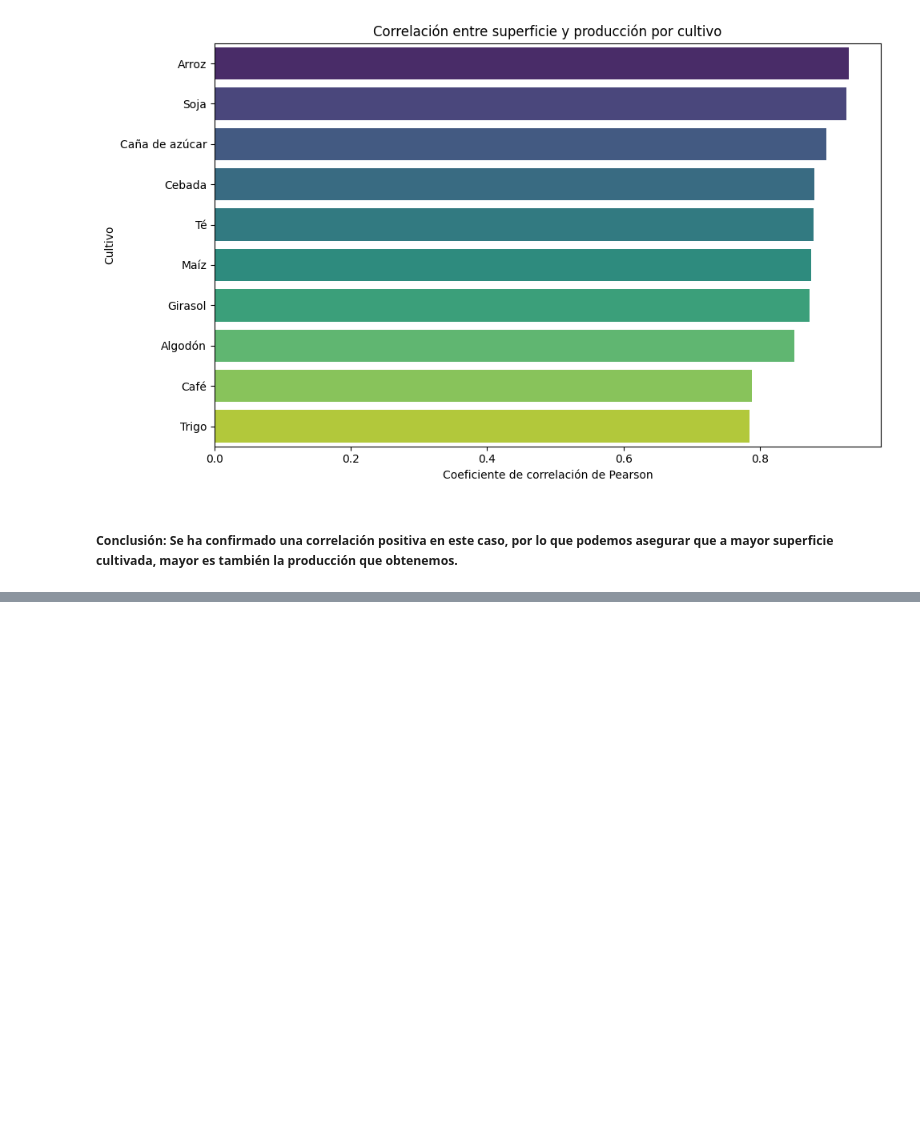
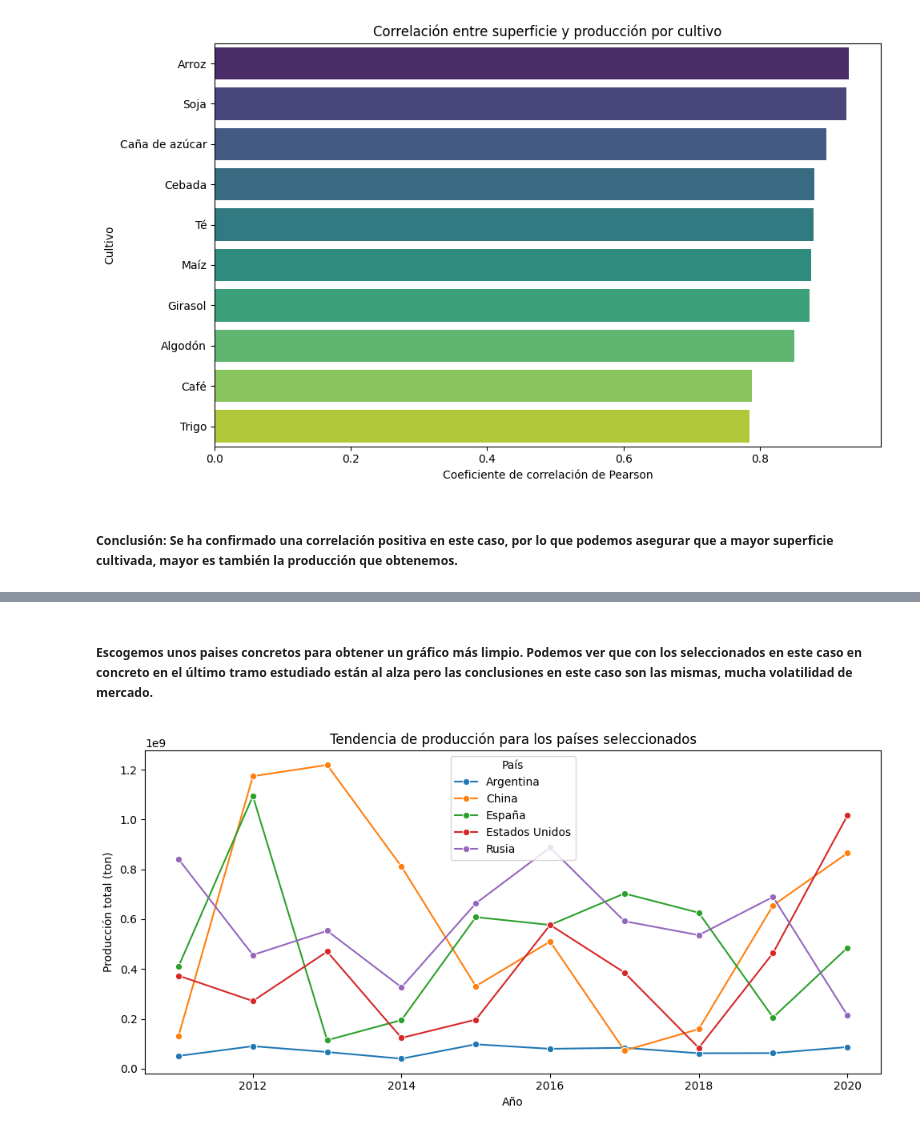
Before and after one commit to AitorBarrera/SBD_Trabajo_Final, a Jupyter notebook: Codigo.ipynb, the cells around one changed output, grey strips where cells are left out. Cells and saved outputs as stored; diff of their text form; code cells hidden in the pictures; blank space fills up the shorter version.

```diff
--- a/Codigo.ipynb
+++ b/Codigo.ipynb
@@ -317,0 +360,22 @@ plt.show()
+# %% [markdown]
+##### Escogemos unos paises concretos para obtener un gráfico más limpio. Podemos ver que con los seleccionados en este caso en concreto en el último tramo estudiado están al alza pero las conclusiones en este caso son las mismas, mucha volatilidad de mercado.
+# %%
+paises_seleccionados = ['China', 'Estados Unidos', 'Rusia', 'Argentina', 'España']
+produccion_pais_filtrado = produccion_pais[produccion_pais['pais'].isin(paises_seleccionados)]
+
+plt.figure(figsize=(10, 5))
+sns.lineplot(
+    data=produccion_pais_filtrado,
+    x='anio',
+    y='produccion_ton',
+    hue='pais',
+    marker='o'
+)
+plt.title('Tendencia de producción para los países seleccionados')
+plt.xlabel('Año')
+plt.ylabel('Producción total (ton)')
+plt.legend(title='País')
+plt.tight_layout()
+plt.show()
+# %% [output]
+[figure, added]
```
Also changed, not shown: parts of 69 cells of this notebook.
